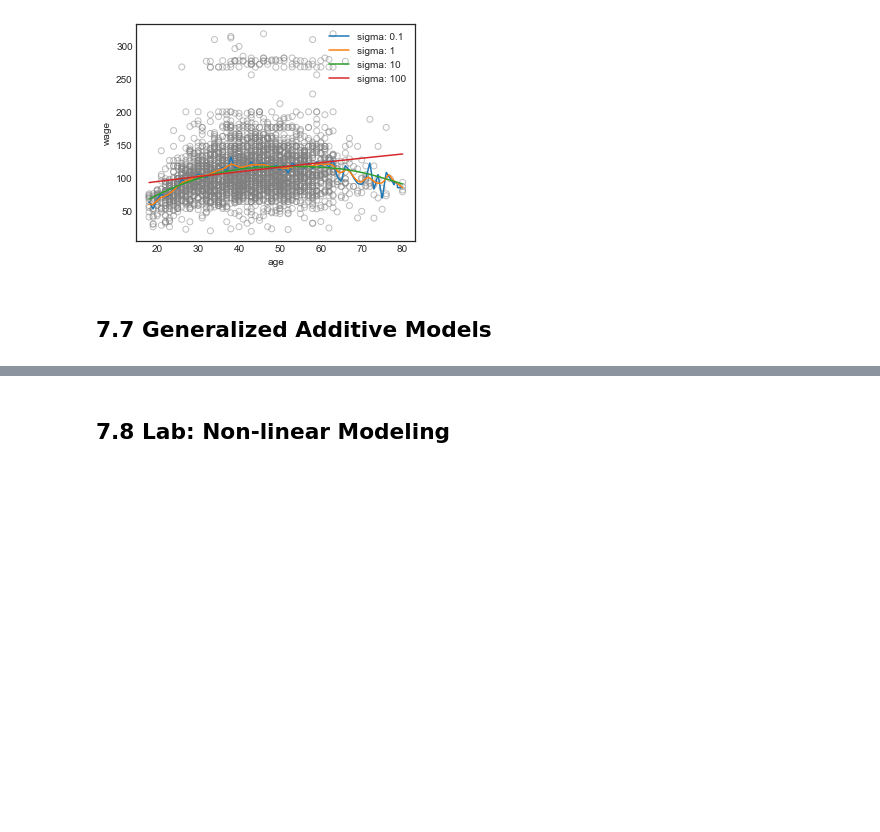
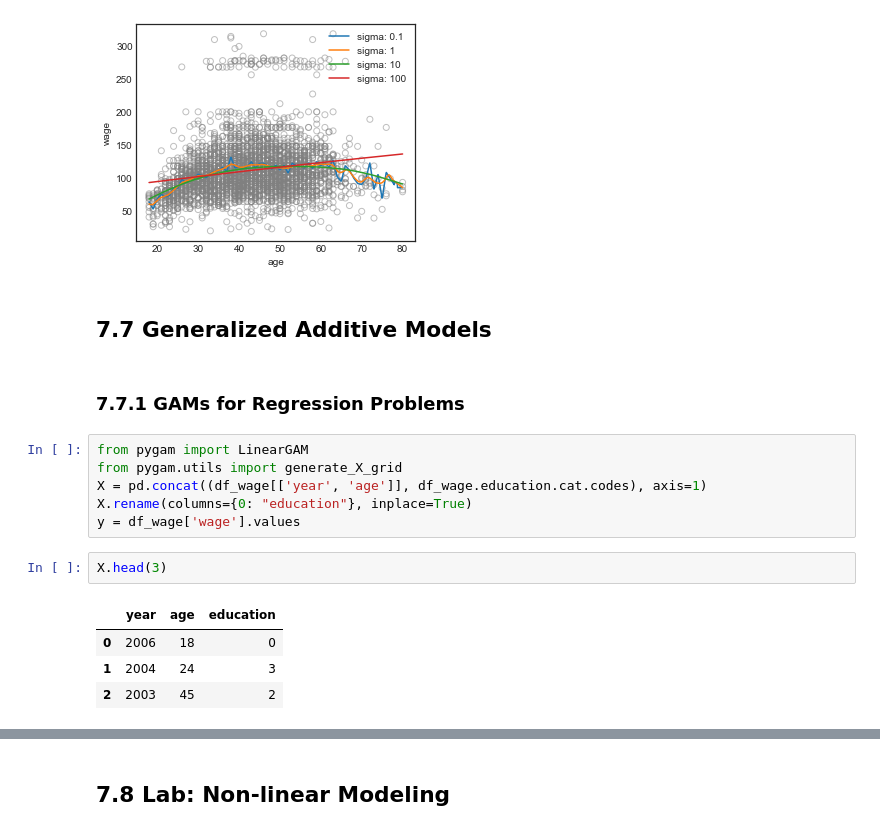
Before and after one commit to pedvide/ISLR_Python, a Jupyter notebook: Chapter7_Moving_Beyond_Linearity.ipynb, the cells around one changed output, grey strips where cells are left out. Cells and saved outputs as stored; diff of their text form; blank space fills up the shorter version.

```diff
--- a/Chapter7_Moving_Beyond_Linearity.ipynb
+++ b/Chapter7_Moving_Beyond_Linearity.ipynb
@@ -466,3 +466,18 @@ ax.set_ylabel('wage');
 [figure]
 # %% [markdown]
 ## 7.7 Generalized Additive Models
+# %% [markdown]
+### 7.7.1 GAMs for Regression Problems
+# %%
+from pygam import LinearGAM
+from pygam.utils import generate_X_grid
+X = pd.concat((df_wage[['year', 'age']], df_wage.education.cat.codes), axis=1)
+X.rename(columns={0: "education"}, inplace=True)
+y = df_wage['wage'].values
+# %%
+X.head(3)
+# %% [output]
+|  | year | age | education |
+| 0 | 2006 | 18 | 0 |
+| 1 | 2004 | 24 | 3 |
+| 2 | 2003 | 45 | 2 |
```
Also changed, not shown: parts of 13 cells of this notebook.
